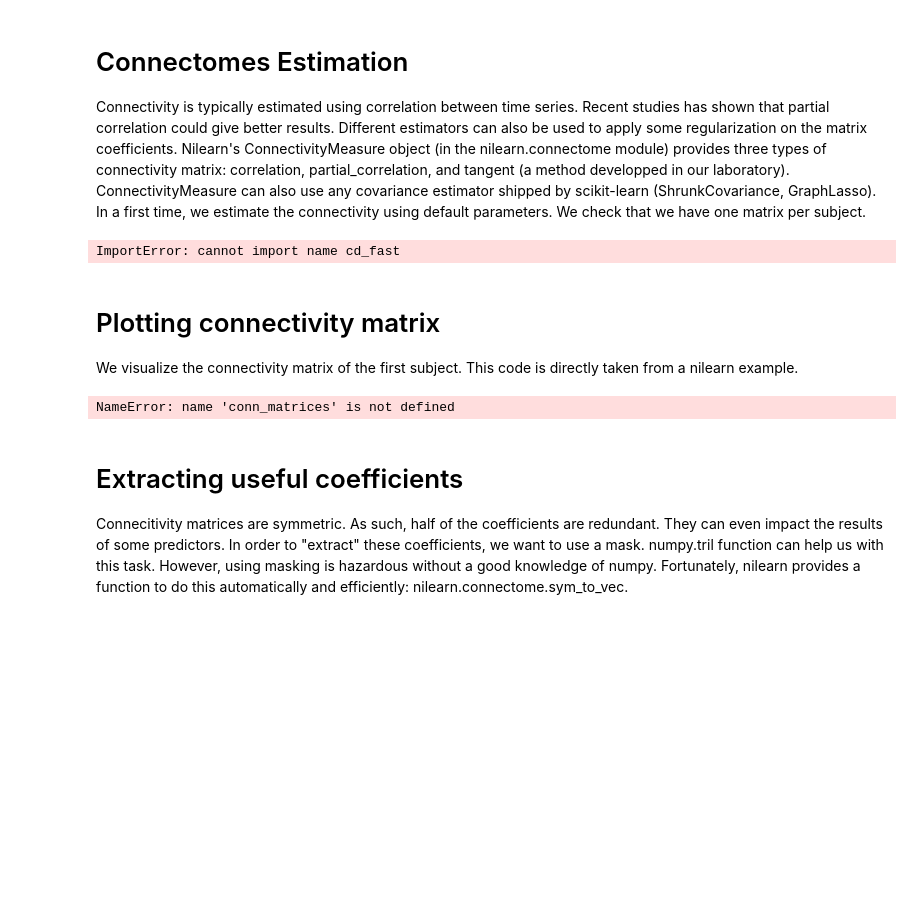
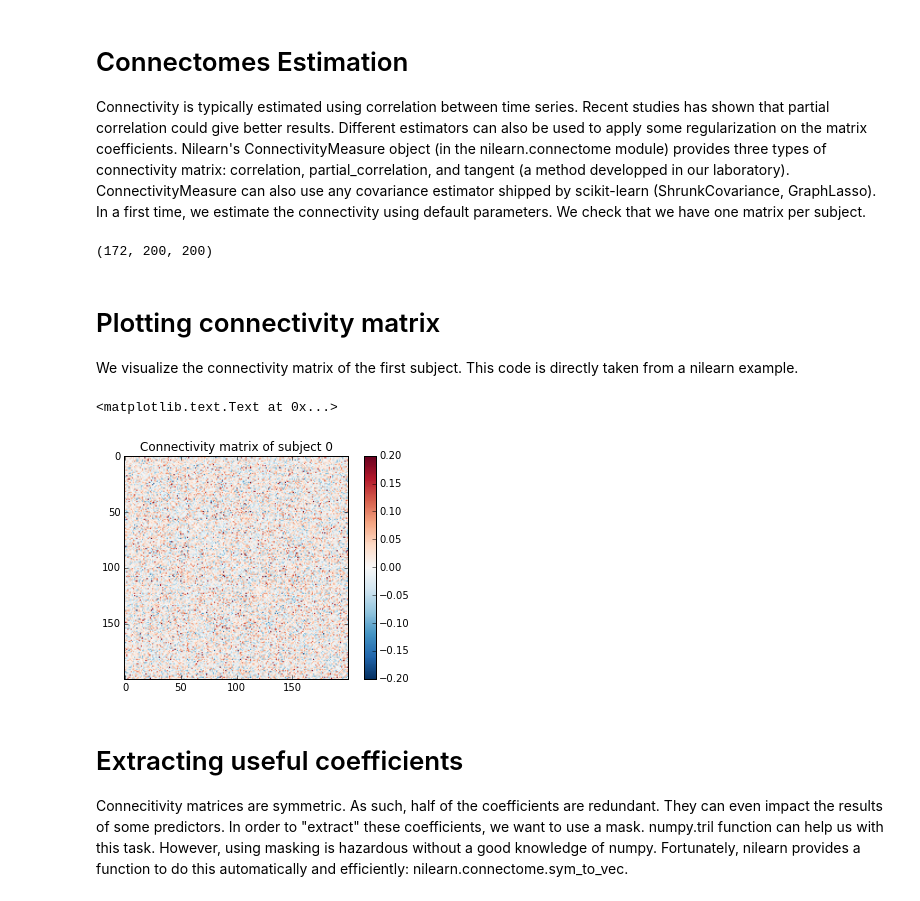
Before and after one commit to Joaoloula/nilearn-tutorial-brainhack-2016-vienna, a Jupyter notebook: Nilearn-Tutorial-Brainhack-2016-Vienna.ipynb, the cells around one changed output. Saved outputs shown, nothing was run; the diff lists cells and outputs as text; code cells hidden in the pictures; blank space fills up the shorter version.

```diff
--- a/Nilearn-Tutorial-Brainhack-2016-Vienna.ipynb
+++ b/Nilearn-Tutorial-Brainhack-2016-Vienna.ipynb
@@ -134,0 +152,3 @@ NameError: name 'components_img' is not defined
+# %%
+abide = fetch_abide_pcp(derivatives=['rois_cc200'], SITE_ID=['NYU'], pipeline='cpac')
+print(abide.rois_cc200[0].shape)
@@ -145,17 +167,18 @@ conn_est = ConnectivityMeasure(kind='partial correlation')
 conn_matrices = conn_est.fit_transform(abide.rois_cc200)
 conn_matrices.shape
 # %% [output]
-ImportError: cannot import name cd_fast
+(172, 200, 200)
 # %% [markdown]
 # Plotting connectivity matrix
 
 We visualize the connectivity matrix of the first subject. This code is directly taken from a nilearn example.
 # %%
-plt.imshow(conn_matrices[0], vmin=-1., vmax=1., cmap='RdBu_r')
+plt.imshow(conn_matrices[0], vmax=.20, vmin=-.20, cmap='RdBu_r')
 plt.colorbar()
 plt.title('Connectivity matrix of subject 0')
 # %% [output]
-NameError: name 'conn_matrices' is not defined
+<matplotlib.text.Text at 0x...>
+[figure, added]
 # %% [markdown]
 # Extracting useful coefficients
 
```
Also changed, not shown: parts of 19 cells of this notebook.
